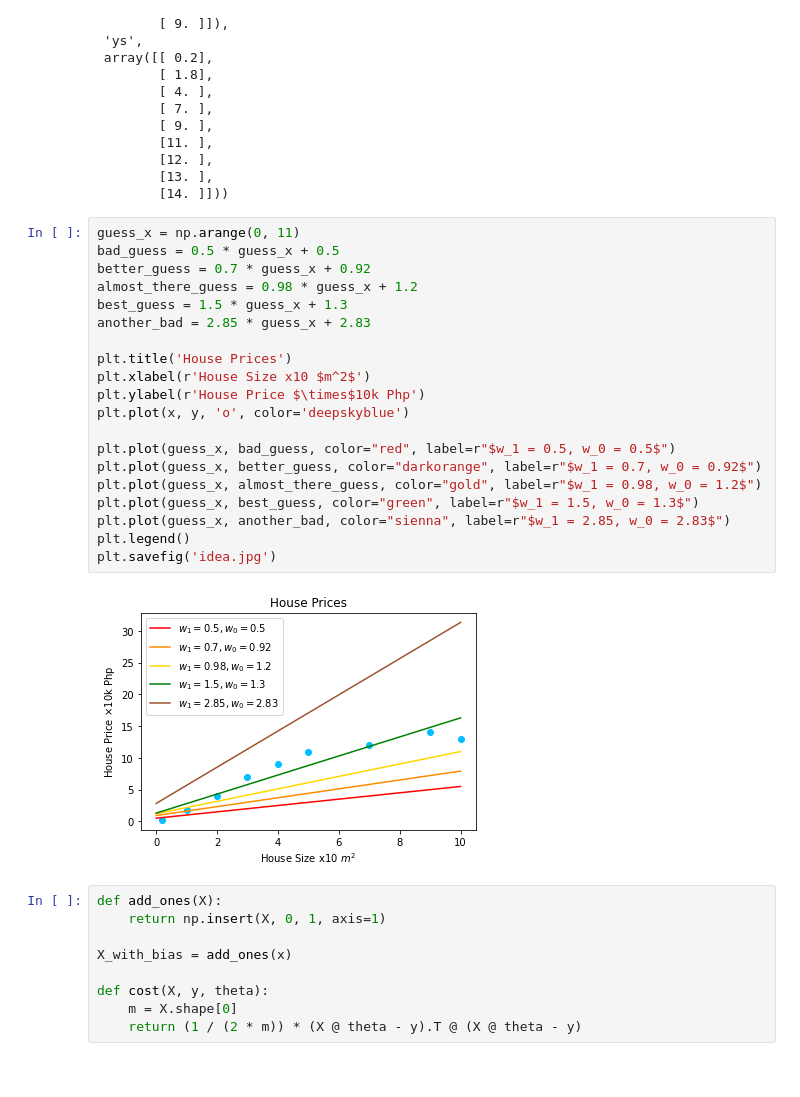
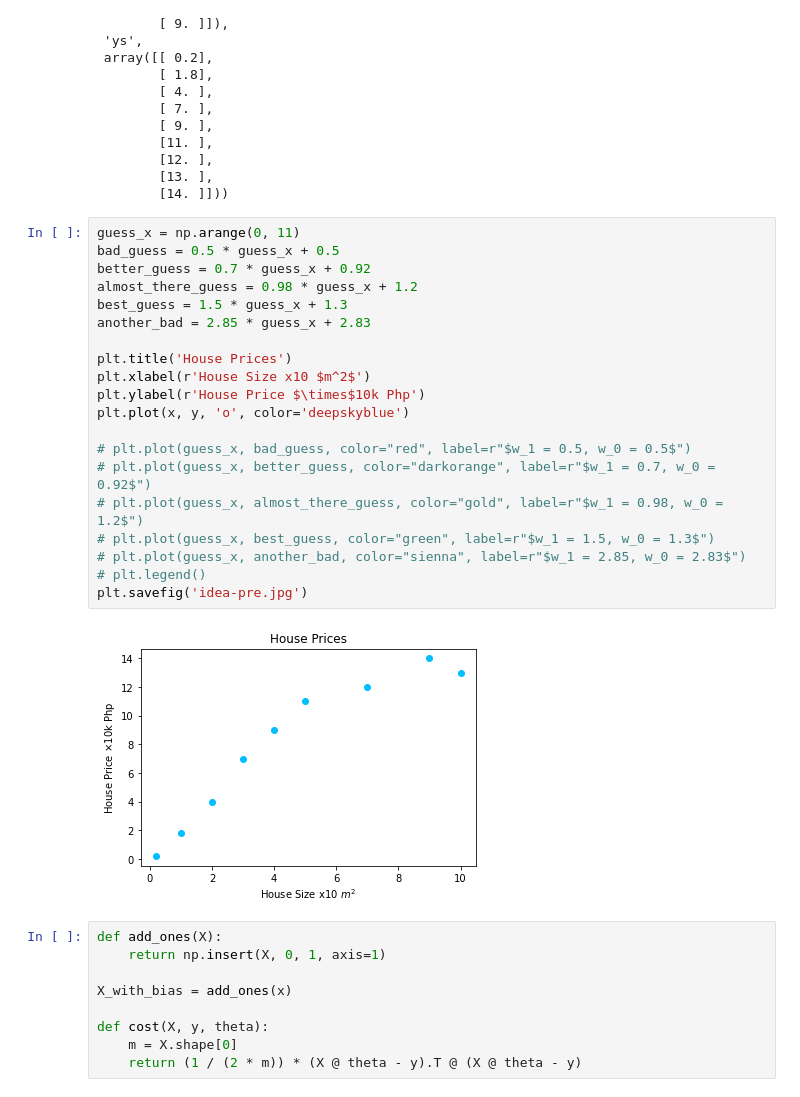
Before and after one commit to GDSC-CPU/tf-workshop, a Jupyter notebook: notebooks/playgrounds/playground.ipynb, the cells around one changed output. Saved outputs shown, nothing was run; the diff lists cells and outputs as text.

```diff
--- a/notebooks/playgrounds/playground.ipynb
+++ b/notebooks/playgrounds/playground.ipynb
@@ -85,25 +85,25 @@ y = house_prices[:, [1]]
 # %%
 guess_x = np.arange(0, 11)
 bad_guess = 0.5 * guess_x + 0.5
 better_guess = 0.7 * guess_x + 0.92
 almost_there_guess = 0.98 * guess_x + 1.2
 best_guess = 1.5 * guess_x + 1.3
 another_bad = 2.85 * guess_x + 2.83
 
 plt.title('House Prices')
 plt.xlabel(r'House Size x10 $m^2$')
 plt.ylabel(r'House Price $\times$10k Php')
 plt.plot(x, y, 'o', color='deepskyblue')
 
-plt.plot(guess_x, bad_guess, color="red", label=r"$w_1 = 0.5, w_0 = 0.5$")
-plt.plot(guess_x, better_guess, color="darkorange", label=r"$w_1 = 0.7, w_0 = 0.92$")
-plt.plot(guess_x, almost_there_guess, color="gold", label=r"$w_1 = 0.98, w_0 = 1.2$")
-plt.plot(guess_x, best_guess, color="green", label=r"$w_1 = 1.5, w_0 = 1.3$")
-plt.plot(guess_x, another_bad, color="sienna", label=r"$w_1 = 2.85, w_0 = 2.83$")
-plt.legend()
-plt.savefig('idea.jpg')
+# plt.plot(guess_x, bad_guess, color="red", label=r"$w_1 = 0.5, w_0 = 0.5$")
+# plt.plot(guess_x, better_guess, color="darkorange", label=r"$w_1 = 0.7, w_0 = 0.92$")
+# plt.plot(guess_x, almost_there_guess, color="gold", label=r"$w_1 = 0.98, w_0 = 1.2$")
+# plt.plot(guess_x, best_guess, color="green", label=r"$w_1 = 1.5, w_0 = 1.3$")
+# plt.plot(guess_x, another_bad, color="sienna", label=r"$w_1 = 2.85, w_0 = 2.83$")
+# plt.legend()
+plt.savefig('idea-pre.jpg')
 # %% [output]
-[figure, old version]
+[figure, new version]
 # %%
 def add_ones(X):
     return np.insert(X, 0, 1, axis=1)
```
Also changed, not shown: 2 other files.
